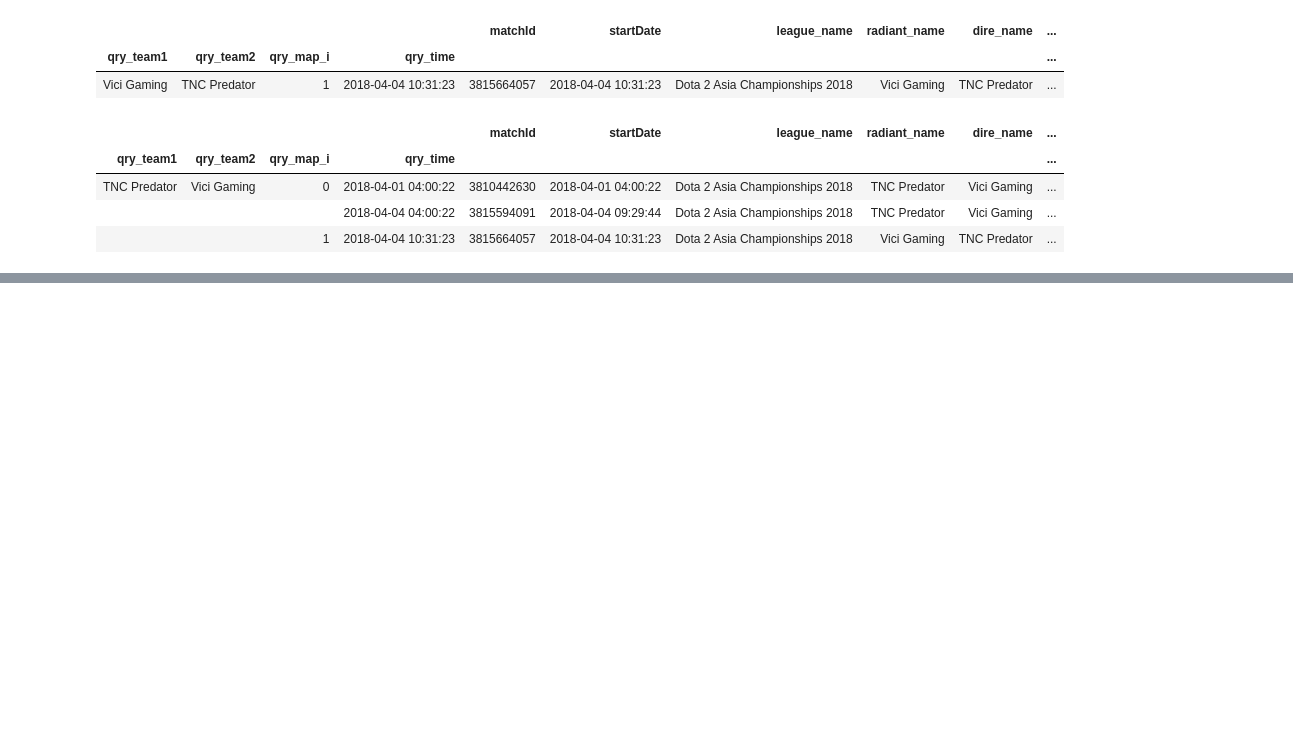
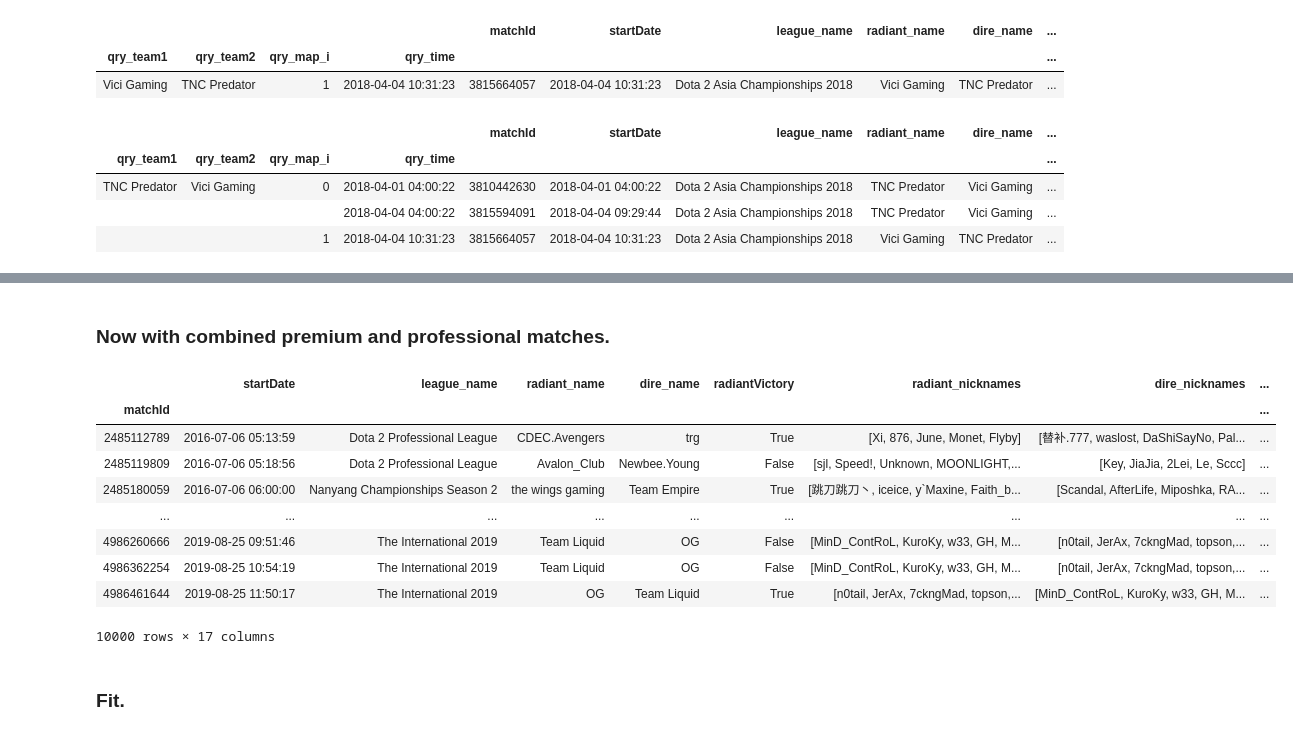
Before and after one commit to yl3/dota2, a Jupyter notebook: notebooks/2019-09-09.data_for_prof_matches.ipynb, the cells around one changed output, grey strips where cells are left out. Cells and saved outputs as stored; diff of their text form; code cells hidden in the pictures; blank space fills up the shorter version.

```diff
--- a/notebooks/2019-09-09.data_for_prof_matches.ipynb
+++ b/notebooks/2019-09-09.data_for_prof_matches.ipynb
@@ -166,0 +276,19 @@ prm_m.query_maps('TNC Predator', 'Vici Gaming', [0, 0, 1],
+# %% [markdown]
+### Now with combined premium and professional matches.
+# %%
+combined_matches = load.MatchDF(
+    pd.concat([premium_matches, professional_matches]))
+combined_matches.df
+# %% [output]
+|  | startDate | league_name | radiant_name | dire_name | radiantVictory | radiant_nicknames | dire_nicknames | ... |
+| matchId |  |  |  |  |  |  |  | ... |
+| 2485112789 | 2016-07-06 05:13:59 | Dota 2 Professional League | CDEC.Avengers | trg | True | [Xi, 876, June, Monet, Flyby] | [替补.777, waslost, DaShiSayNo, Pal... | ... |
+| 2485119809 | 2016-07-06 05:18:56 | Dota 2 Professional League | Avalon_Club | Newbee.Young | False | [sjl, Speed!, Unknown, MOONLIGHT,... | [Key, JiaJia, 2Lei, Le, Sccc] | ... |
+| 2485180059 | 2016-07-06 06:00:00 | Nanyang Championships Season 2 | the wings gaming | Team Empire | True | [跳刀跳刀丶, iceice, y`Maxine, Faith_b... | [Scandal, AfterLife, Miposhka, RA... | ... |
+| ... | ... | ... | ... | ... | ... | ... | ... | ... |
+| 4986260666 | 2019-08-25 09:51:46 | The International 2019 | Team Liquid | OG | False | [MinD_ContRoL, KuroKy, w33, GH, M... | [n0tail, JerAx, 7ckngMad, topson,... | ... |
+| 4986362254 | 2019-08-25 10:54:19 | The International 2019 | Team Liquid | OG | False | [MinD_ContRoL, KuroKy, w33, GH, M... | [n0tail, JerAx, 7ckngMad, topson,... | ... |
+| 4986461644 | 2019-08-25 11:50:17 | The International 2019 | OG | Team Liquid | True | [n0tail, JerAx, 7ckngMad, topson,... | [MinD_ContRoL, KuroKy, w33, GH, M... | ... |
+10000 rows × 17 columns
+# %% [markdown]
+### Fit.
```
Also changed, not shown: parts of 22 cells of this notebook, 1 other file.
